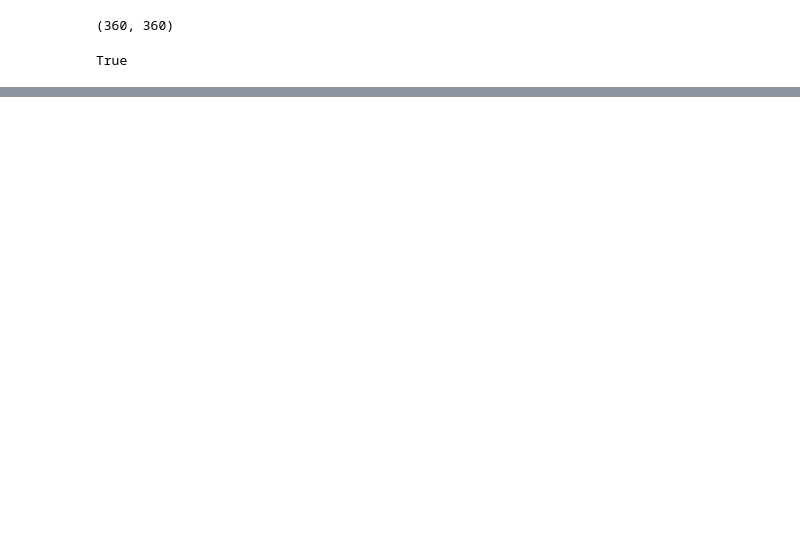
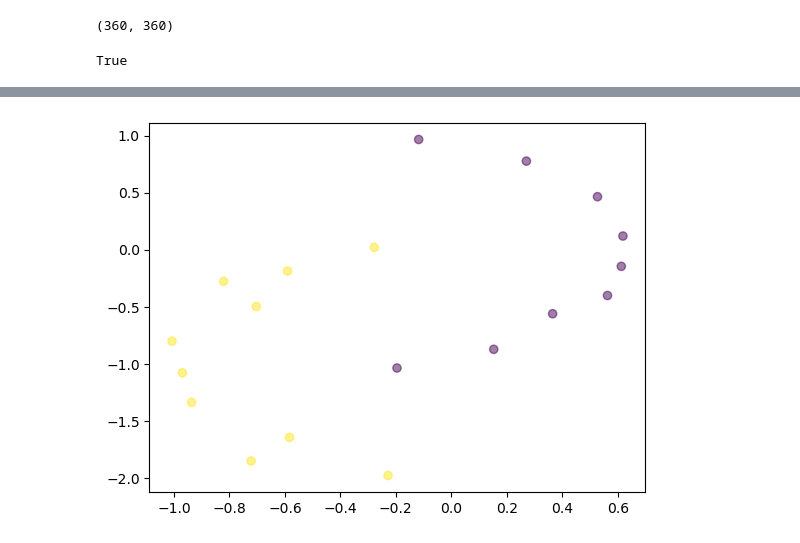
Before and after one commit to zhangyk8/skeleton-methods, a Jupyter notebook: Skeleton_Construction.ipynb, the cells around one changed output, grey strips where cells are left out. Saved outputs shown, nothing was run; the diff lists cells and outputs as text; code cells hidden in the pictures; blank space fills up the shorter version.

```diff
--- a/Skeleton_Construction.ipynb
+++ b/Skeleton_Construction.ipynb
@@ -311,0 +325,6 @@ skel = Skeleton_Construction(X)
+# %%
+knots = skeleton["centers"]
+plt.scatter(knots[:,0], knots[:,1], alpha=0.5, c = voron_labels)
+plt.show()
+# %% [output]
+[figure, added]
```
Also changed, not shown: parts of 11 cells of this notebook.
